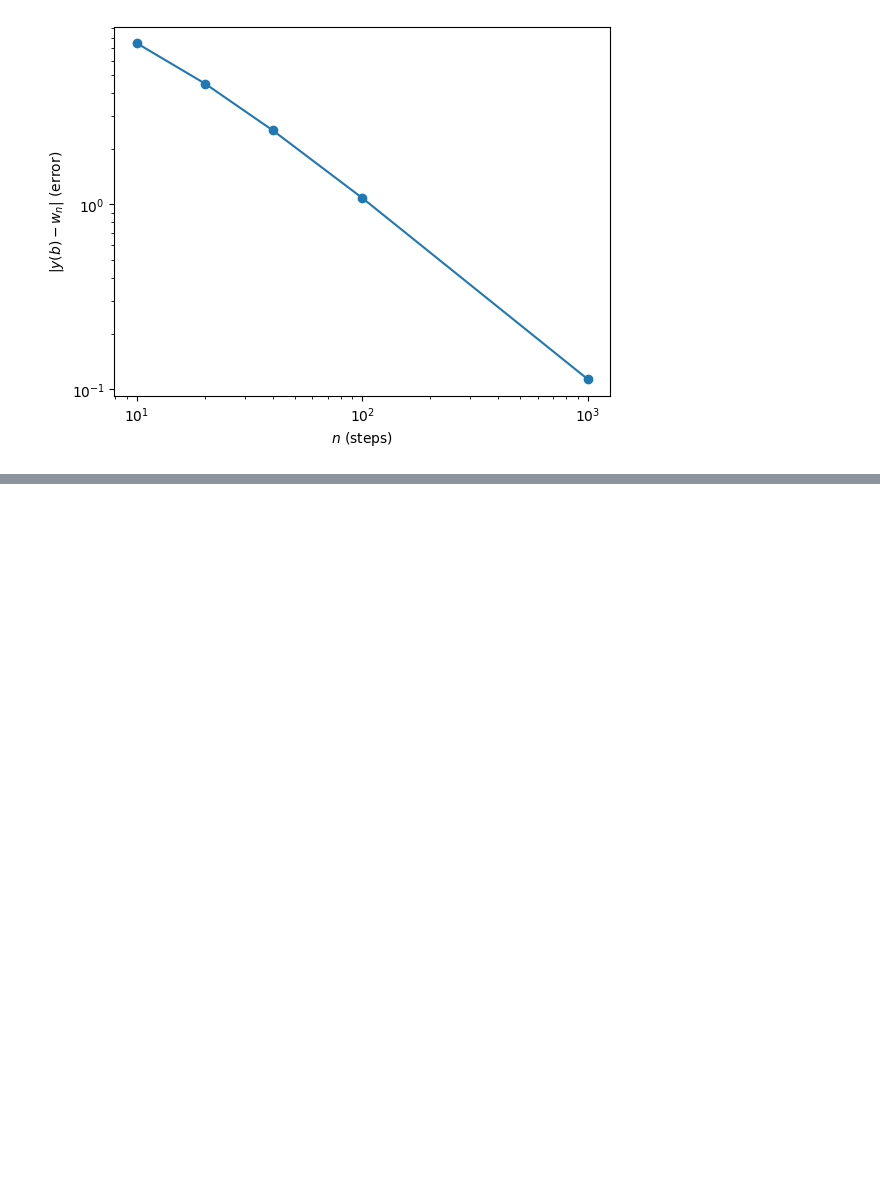
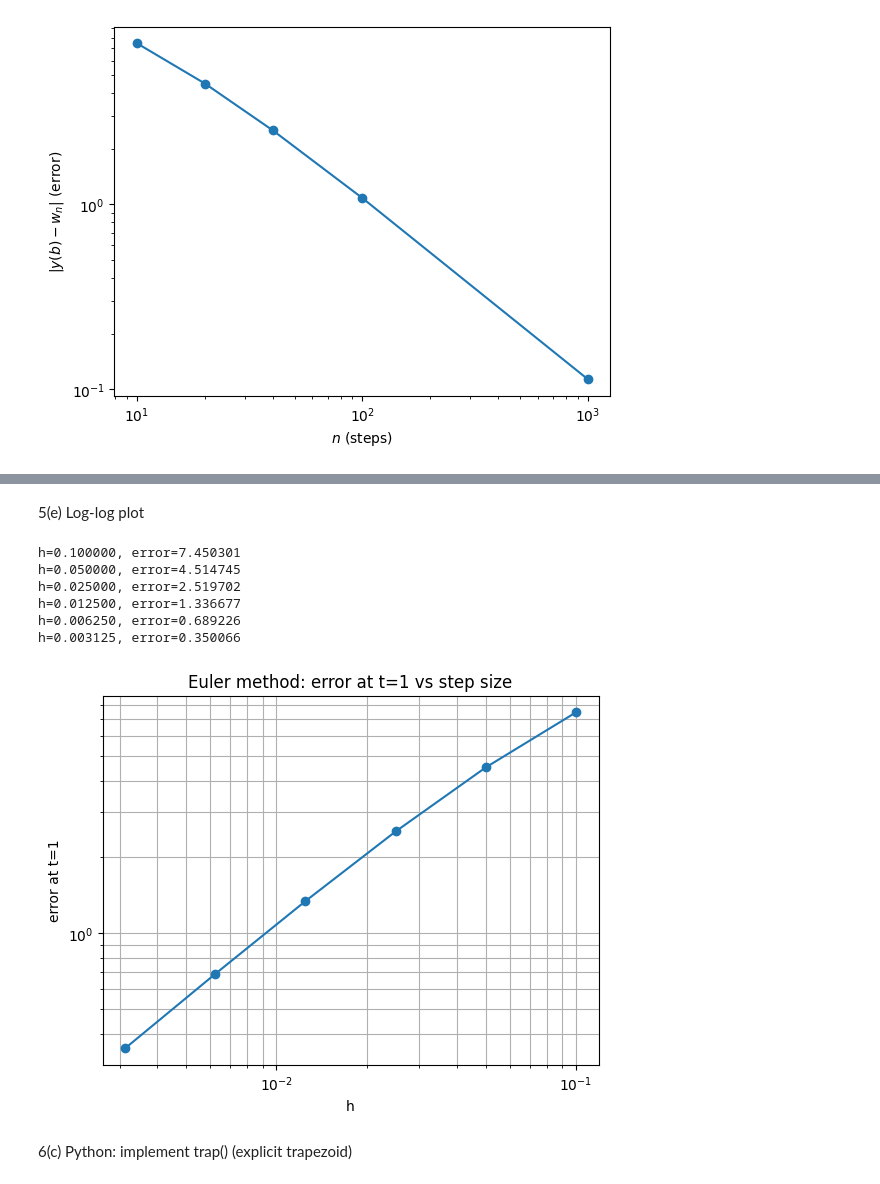
Before and after one commit to DDDD-433/jubilant-chainsaw, a Jupyter notebook: HW_Intro_ODEs.ipynb, the cells around one changed output, grey strips where cells are left out. Saved outputs shown, nothing was run; the diff lists cells and outputs as text; code cells hidden in the pictures; blank space fills up the shorter version.

```diff
--- a/HW_Intro_ODEs.ipynb
+++ b/HW_Intro_ODEs.ipynb
@@ -241,0 +233,38 @@ for func, title in equations:
+# %% [markdown]
+5(e) Log-log plot
+# %%
+
+def euler_final(h, t0=0.0, y0=1.0, tf=1.0):
+    f = lambda t, y: 2*(t+1)*y
+    n = int(round((tf - t0)/h))
+    t = t0
+    w = y0
+    for _ in range(n):
+        w = w + h*f(t, w)
+        t = t + h
+    return w
+
+exact = math.exp(3)
+
+hs = np.array([0.1*(2**(-k)) for k in range(6)])
+errors = np.array([abs(exact - euler_final(h)) for h in hs])
+
+for h, e in zip(hs, errors):
+    print(f"h={h:.6f}, error={e:.6f}")
+
+plt.loglog(hs, errors, marker="o")
+plt.xlabel("h")
+plt.ylabel("error at t=1")
+plt.title("Euler method: error at t=1 vs step size")
+plt.grid(True, which="both")
+plt.show()
+# %% [output]
+h=0.100000, error=7.450301
+h=0.050000, error=4.514745
+h=0.025000, error=2.519702
+h=0.012500, error=1.336677
+h=0.006250, error=0.689226
+h=0.003125, error=0.350066
+[figure, added]
+# %% [markdown]
+6(c) Python: implement trap() (explicit trapezoid)
```
Also changed, not shown: parts of 17 cells of this notebook.
